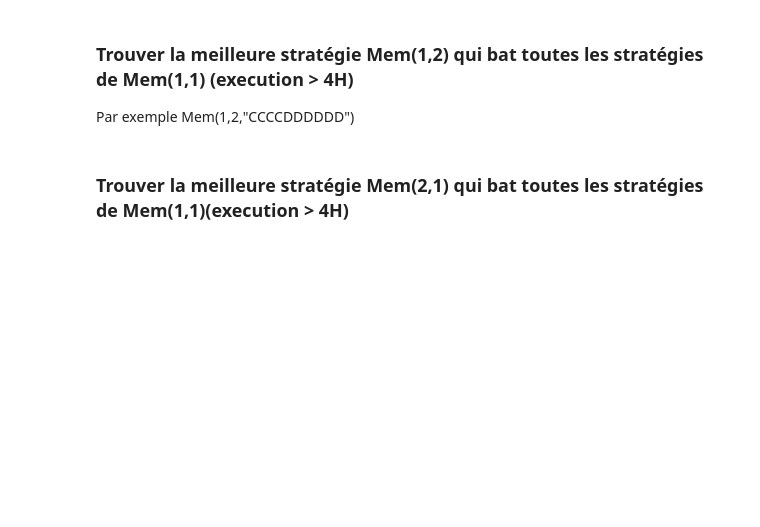
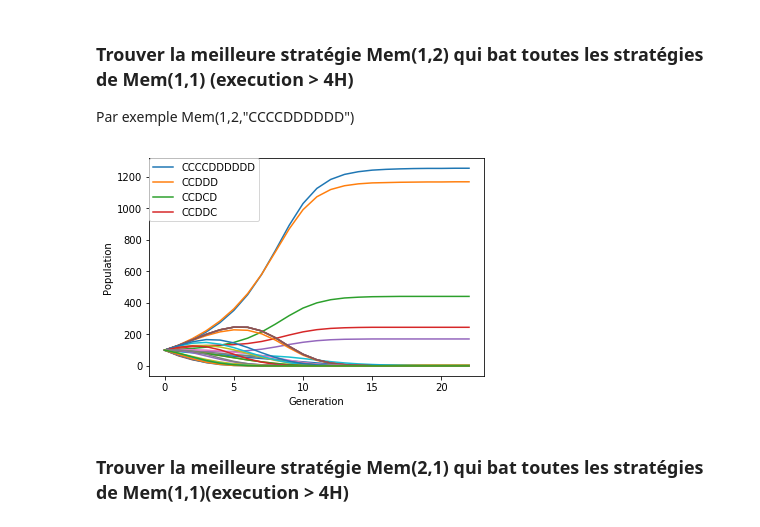
Before and after one commit to cristal-smac/ipd, a Jupyter notebook: FR/ipd_machinelearning_fr.ipynb, the cells around one changed output. Saved outputs shown, nothing was run; the diff lists cells and outputs as text; code cells hidden in the pictures; blank space fills up the shorter version.

```diff
--- a/FR/ipd_machinelearning_fr.ipynb
+++ b/FR/ipd_machinelearning_fr.ipynb
@@ -261,9 +279,11 @@ print("Le temps d'éxécution est de " + str(t2-t) + " secondes")
 # %%
 #Ici je vérifie et montre le résultat de l'algorithme génétique car l'algorithme génétique prends beaucoup de temps
 soupe = getMem(1,1)
-e = Ecological(g, soupe+[Mem(1,2,"CCCCDDDDDD")])
+e = Ecological(g, soupe+[Mem(1,2,"CCCCDDDDDD")], length = 100)
 e.run()
 e.drawPlot(None,4)
+# %% [output]
+[figure, added]
 # %% [markdown]
 ### Trouver la meilleure stratégie Mem(2,1) qui bat toutes les stratégies de Mem(1,1)(execution > 4H)
 # %%
```
Also changed, not shown: parts of 22 cells of this notebook, 2 other files.
